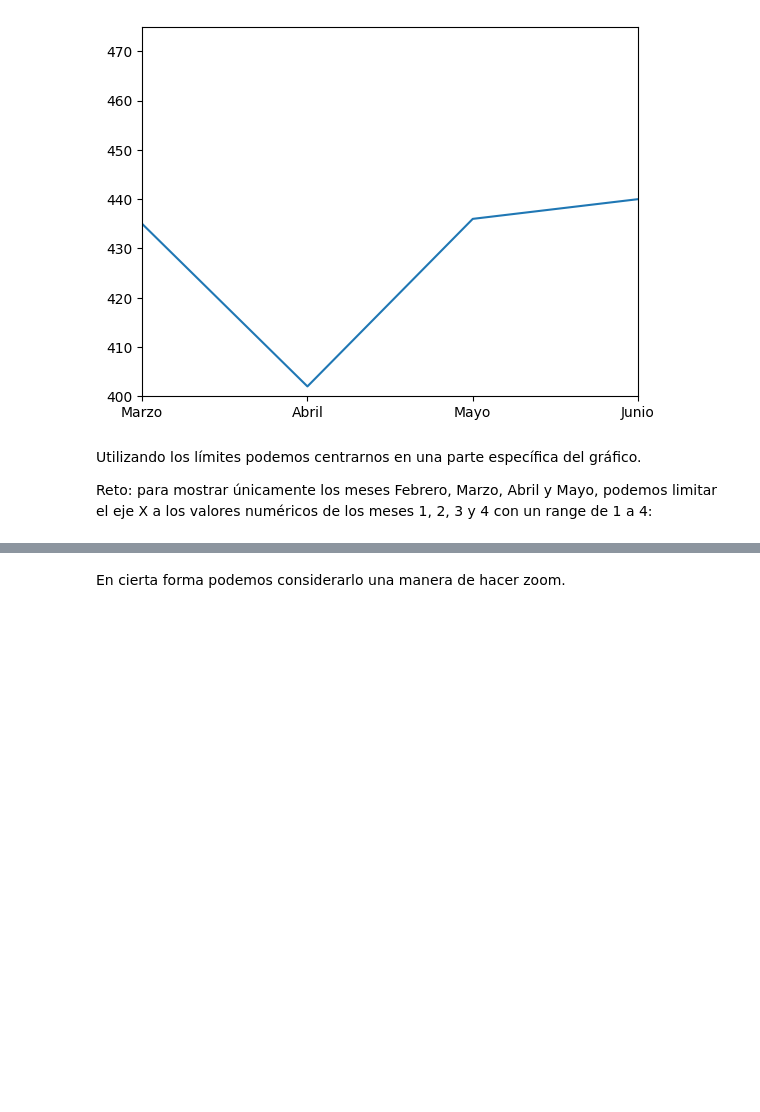
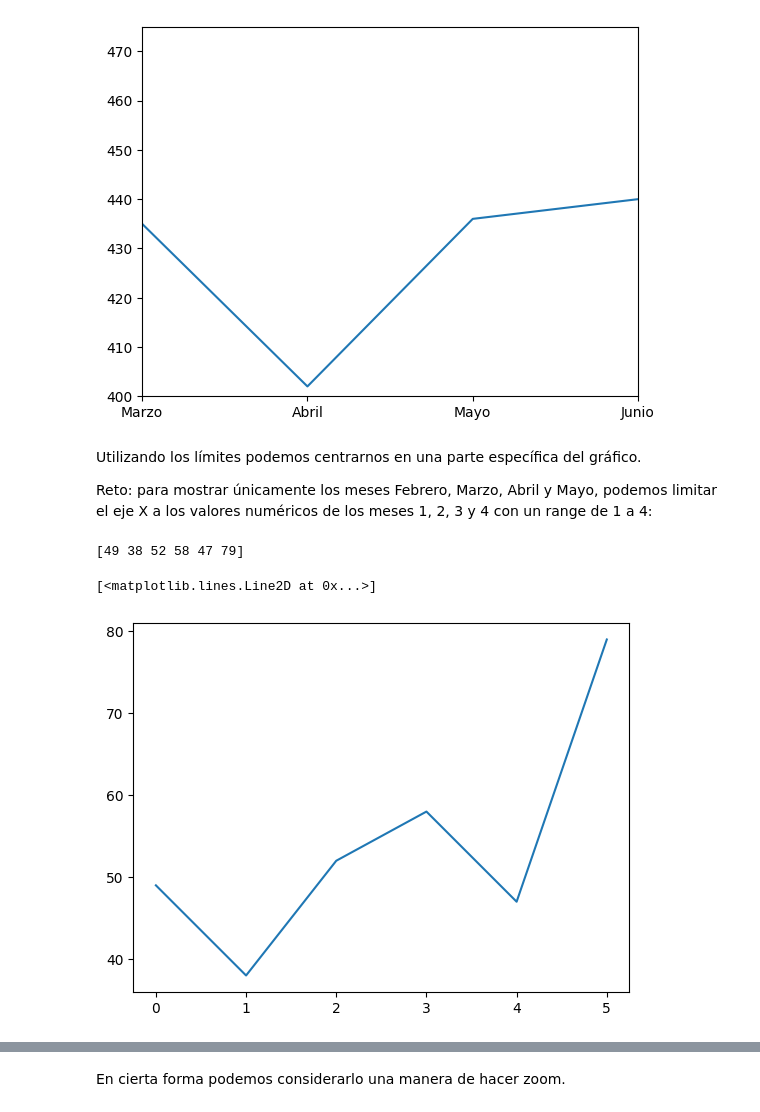
Before and after one commit to KeyviAG/2025C1-G01-FUNDAMENTOS-DE-PYTHON, a Jupyter notebook: Clases/Clases/Clase 12/04 - Límites.ipynb, the cells around one changed output, grey strips where cells are left out. Cells and saved outputs as stored; diff of their text form; code cells hidden in the pictures; blank space fills up the shorter version.

```diff
--- a/Clases/Clases/Clase 12/04 - Límites.ipynb
+++ b/Clases/Clases/Clase 12/04 - Límites.ipynb
@@ -38,9 +49,13 @@ Utilizando los límites podemos centrarnos en una parte específica del gráfico
 Reto: para mostrar únicamente los meses Febrero, Marzo, Abril y Mayo, podemos limitar el eje X a los valores numéricos de los meses 1, 2, 3 y 4 con un range de 1 a 4:
 # %%
 # Paso 1: Añadir el gráfico
-ahorros = np.random.randint(0,100, size=[6])
+#ahorros = np.random.randint(0,100, size=[6])
 print(ahorros)
 plt.plot(ahorros)
+# %% [output]
+[49 38 52 58 47 79]
+[<matplotlib.lines.Line2D at 0x...>]
+[figure, added]
 # %%
 # Límites horizontales
 # Paso 1: Añadir el gráfico
```
Also changed, not shown: parts of 2 cells of this notebook.
